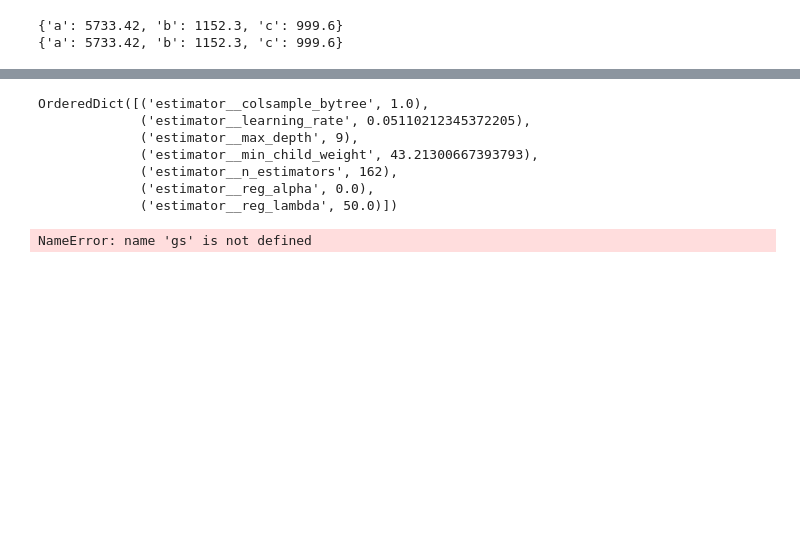
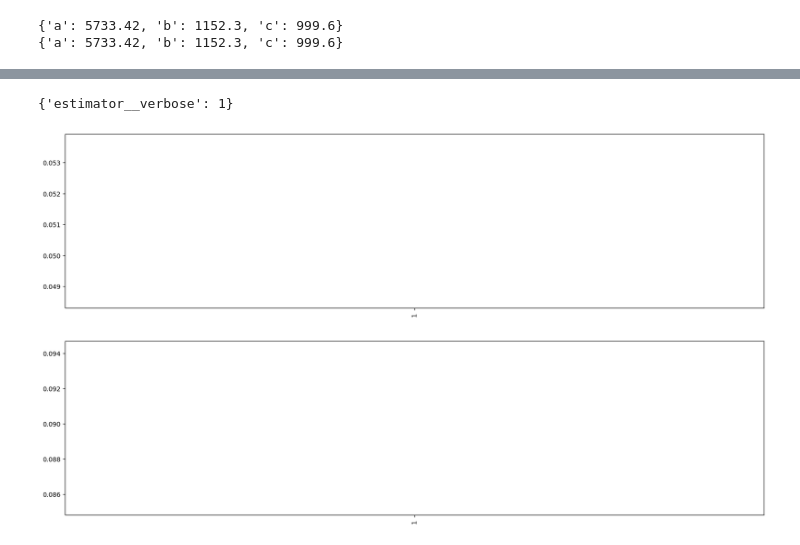
Before and after one commit to CristianoGambirasio/MLProjectNTNU, a Jupyter notebook: TUNING.ipynb, the cells around one changed output, grey strips where cells are left out. Cells and saved outputs as stored; diff of their text form; code cells hidden in the pictures; blank space fills up the shorter version.

```diff
--- a/TUNING.ipynb
+++ b/TUNING.ipynb
@@ -210,11 +227,5 @@ BayesSearchCV(cv=PredefinedSplit(test_fold=array([-1, -1, ..., -1, -1])),
 # %%
-bs.best_params_
+gs.best_params_
 # %% [output]
-OrderedDict([('estimator__colsample_bytree', 1.0),
-             ('estimator__learning_rate', 0.05110212345372205),
-             ('estimator__max_depth', 9),
-             ('estimator__min_child_weight', 43.21300667393793),
-             ('estimator__n_estimators', 162),
-             ('estimator__reg_alpha', 0.0),
-             ('estimator__reg_lambda', 50.0)])
+{'estimator__verbose': 1}
 # %%
@@ -225,17 +236,18 @@ model = bs.best_estimator_
 # %%
 for key, values in gs.param_grid.items():
     pass
 
 plt.figure(figsize=(20, 5))
-
+# plt.ylim(0.05, 0.0525)
 sns.lineplot(y=gs.cv_results_['mean_test_MAE']*-1, x=list(map(str, values)))
-plt.xticks(rotation=45);
+plt.xticks(rotation=90);
 
 plt.figure(figsize=(20, 5))
 sns.lineplot(y=gs.cv_results_['mean_test_STD']*-1, x=list(map(str, values)))
-plt.xticks(rotation=45);
+plt.xticks(rotation=90);
 # %% [output]
-NameError: name 'gs' is not defined
+[figure, added]
+[figure, added]
 # %%
 gs
 # %% [output]
```
Also changed, not shown: parts of 14 cells of this notebook, 33 other files.
